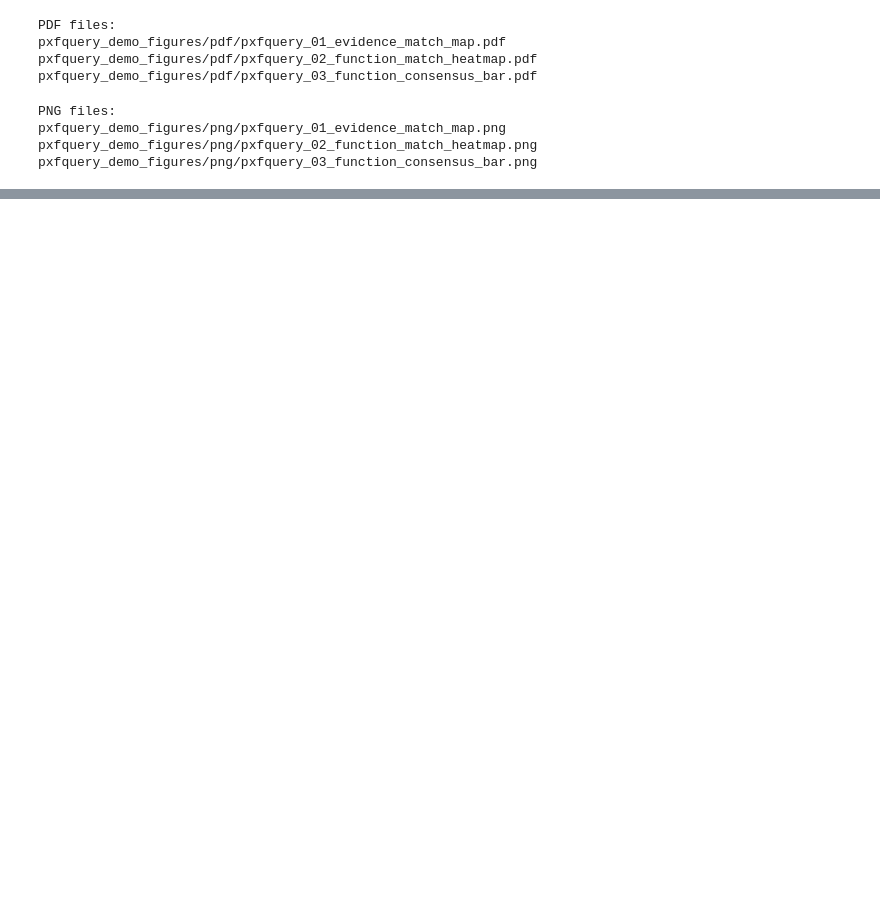
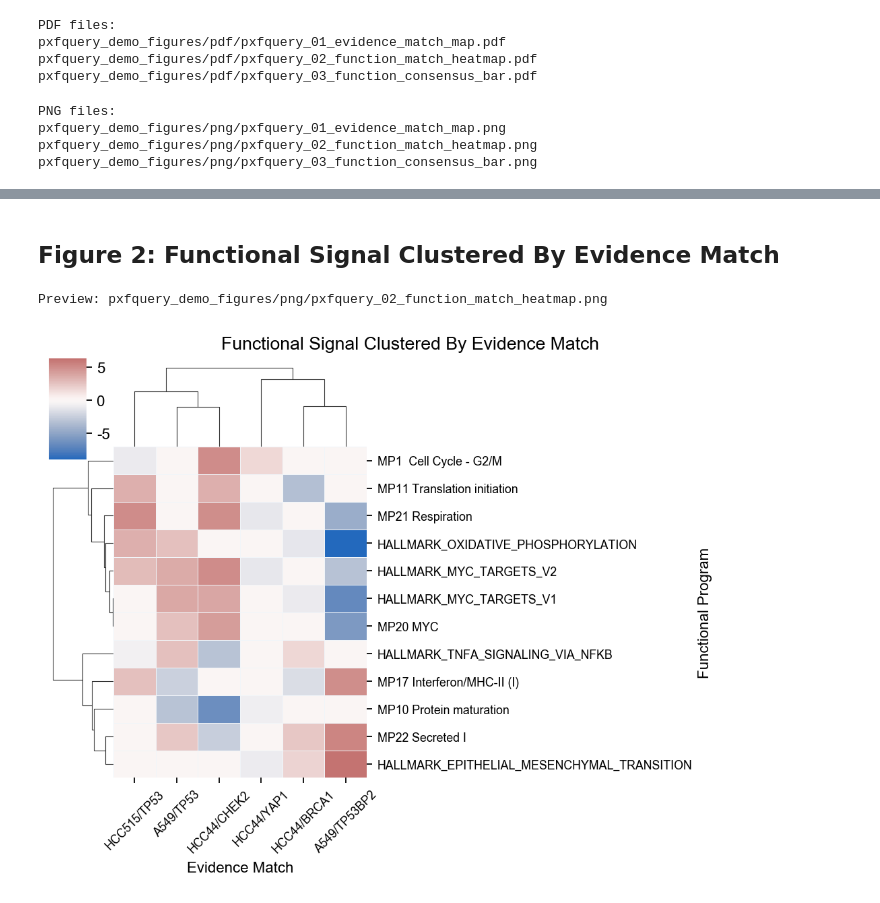
Before and after one commit to caodudu/pxfquery, a Jupyter notebook: demo/03_figures.ipynb, the cells around one changed output, grey strips where cells are left out. Drawn from its saved outputs; the diff is of its cells as text; code cells hidden in the pictures; blank space fills up the shorter version.

```diff
--- a/demo/03_figures.ipynb
+++ b/demo/03_figures.ipynb
@@ -108,0 +115,8 @@ Preview: pxfquery_demo_figures/png/pxfquery_01_evidence_match_map.png
+# %% [markdown]
+## Figure 2: Functional Signal Clustered By Evidence Match
+# %%
+print("Preview:", png_paths[1])
+display(Image(filename=str(png_paths[1])))
+# %% [output]
+Preview: pxfquery_demo_figures/png/pxfquery_02_function_match_heatmap.png
+[figure, added]
```
Also changed, not shown: parts of 9 cells of this notebook, 1 other file.
